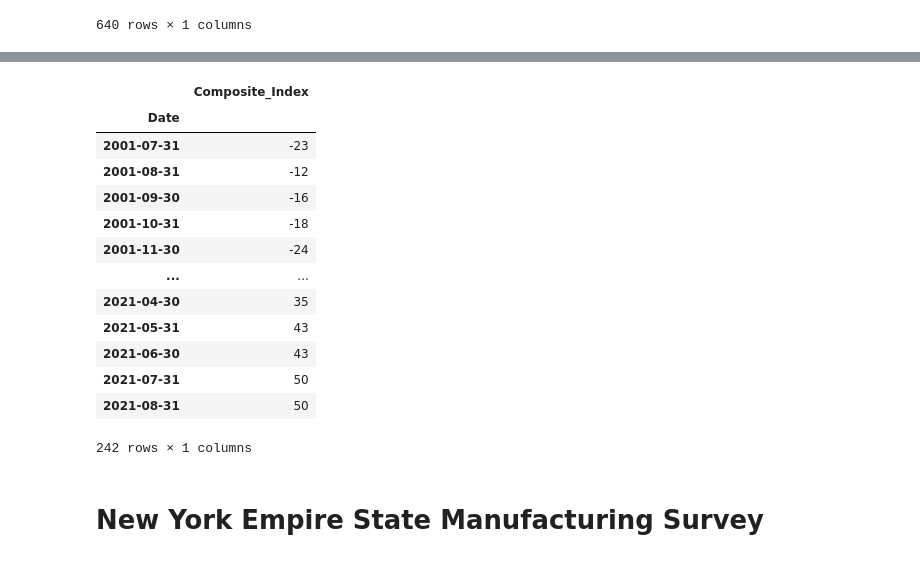
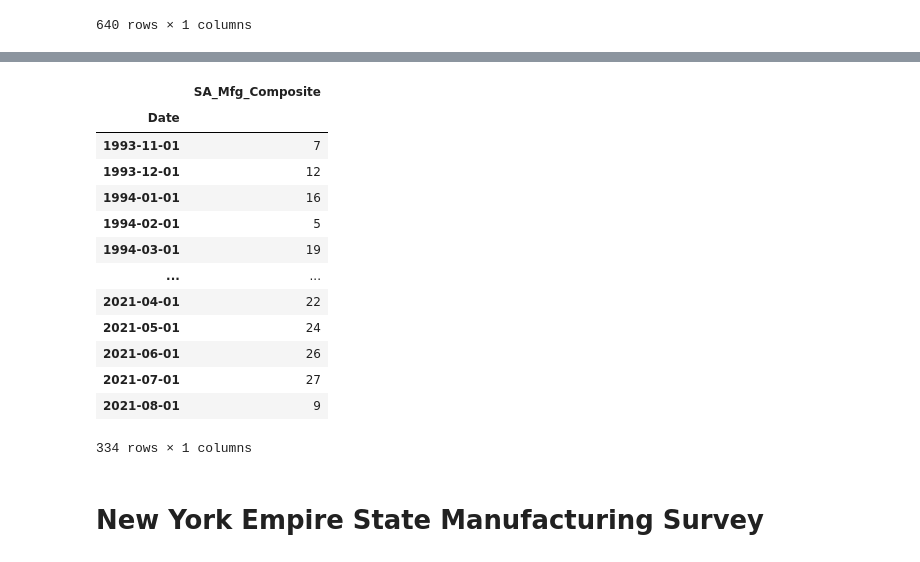
Before and after one commit to obsessedquant/GeoLocation-Vs-Covid-Analysis-and-Visualization, a Jupyter notebook: sam/Economic_Indicators.ipynb, the cells around one changed output, grey strips where cells are left out. Saved outputs shown, nothing was run; the diff lists cells and outputs as text; code cells hidden in the pictures.

Commit message:
Added Richmond Survey of Mfg Activity data and plot

```diff
--- a/sam/Economic_Indicators.ipynb
+++ b/sam/Economic_Indicators.ipynb
@@ -141,26 +141,29 @@ kc_clean_df = kansas_df.drop([0,2,3,4,5,6,7,8,9,10,11,12,13,14,15,16,
-# %%
-kc_clean_df2 = kc_clean_df.T
-kc_clean_df2 = kc_clean_df2.rename(columns={
-    1:"Date",
-    36:"Composite_Index"})
-kc_clean_df2 = kc_clean_df2.drop(['Table2'])
-kc_clean_df2 = kc_clean_df2.set_index(['Date'])
-kc_clean_df2
-# %% [output]
-|  | Composite_Index |
-| Date |  |
-| 2001-07-31 | -23 |
-| 2001-08-31 | -12 |
-| 2001-09-30 | -16 |
-| 2001-10-31 | -18 |
-| 2001-11-30 | -24 |
-| ... | ... |
-| 2021-04-30 | 35 |
-| 2021-05-31 | 43 |
-| 2021-06-30 | 43 |
-| 2021-07-31 | 50 |
-| 2021-08-31 | 50 |
-242 rows × 1 columns
+# %%
+# Read data
+# Richmond Manufacturing Survey data
+rich_df = pd.read_excel('./Inputs/mfg_historicaldata.xlsx', engine='openpyxl')
+cols = [1,2,3,4,5,6,7,8,9,10,11,12,14,15,16,17,18,19,20,21,22,23,24,25,
+        26,27,28,29,30,31,32,33,34,35,36,37,38,39,40,41,42,43,44,45,
+        46,47,48,49,50,51,52,53,54,55,56,57,58,59,60,61,62,63,64,65,66,67,68,69]
+rich_df.drop(rich_df.columns[cols],axis=1,inplace=True)
+rich_clean_df = rich_df.rename(columns={'date':"Date",'sa_mfg_composite':"SA_Mfg_Composite"})
+rich_clean_df = rich_clean_df.set_index(['Date'])
+rich_clean_df
+# %% [output]
+|  | SA_Mfg_Composite |
+| Date |  |
+| 1993-11-01 | 7 |
+| 1993-12-01 | 12 |
+| 1994-01-01 | 16 |
+| 1994-02-01 | 5 |
+| 1994-03-01 | 19 |
+| ... | ... |
+| 2021-04-01 | 22 |
+| 2021-05-01 | 24 |
+| 2021-06-01 | 26 |
+| 2021-07-01 | 27 |
+| 2021-08-01 | 9 |
+334 rows × 1 columns
 # %% [markdown]
 # New York Empire State Manufacturing Survey
 # %%
```
Also changed, not shown: parts of 5 cells of this notebook, 3 other files.
